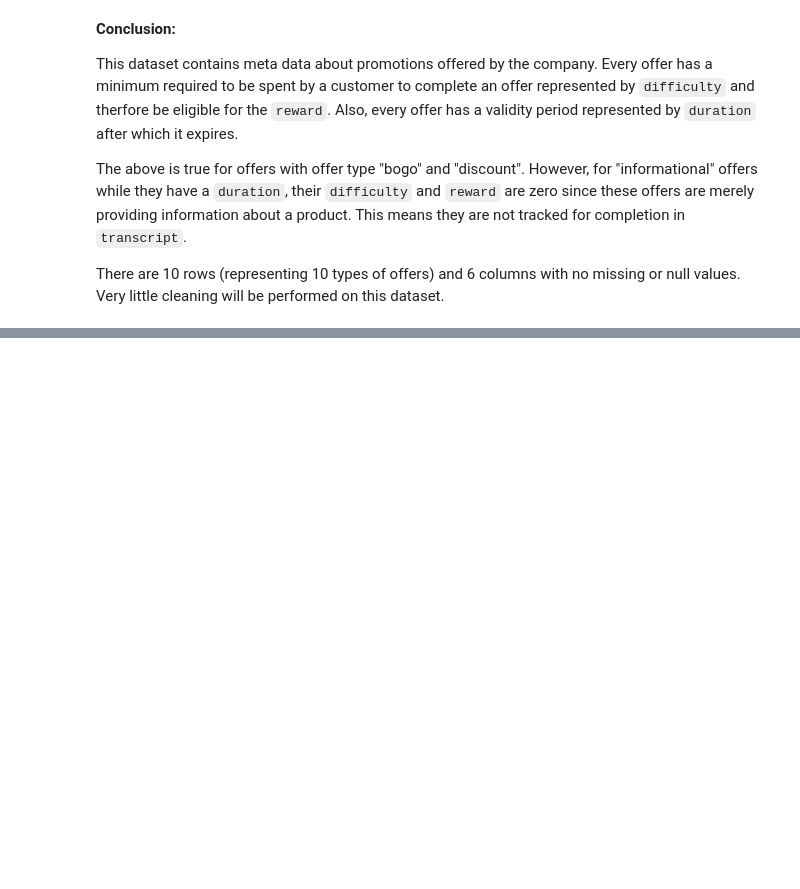
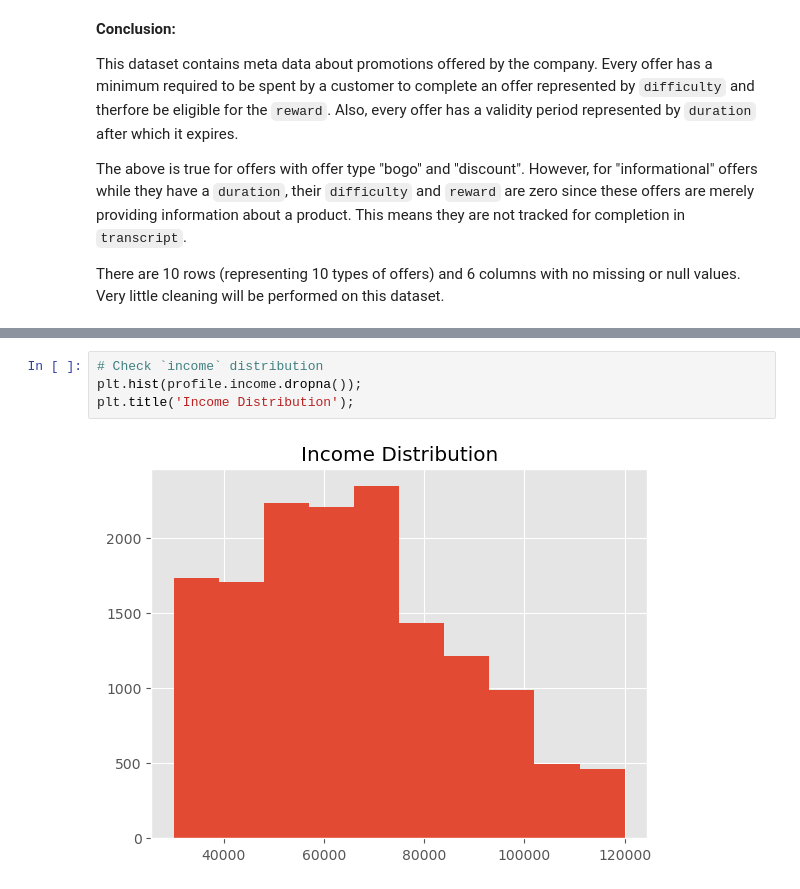
Before and after one commit to codeefy/Starbucks-Customer-Segmentation-, a Jupyter notebook: segmentation.ipynb, the cells around one changed output, grey strips where cells are left out. Cells and saved outputs as stored; diff of their text form; blank space fills up the shorter version.

```diff
--- a/segmentation.ipynb
+++ b/segmentation.ipynb
@@ -182,0 +265,6 @@ There are 10 rows (representing 10 types of offers) and 6 columns with no missin
+# %%
+# Check `income` distribution
+plt.hist(profile.income.dropna());
+plt.title('Income Distribution');
+# %% [output]
+[figure, added]
```
Also changed, not shown: parts of 25 cells of this notebook.
